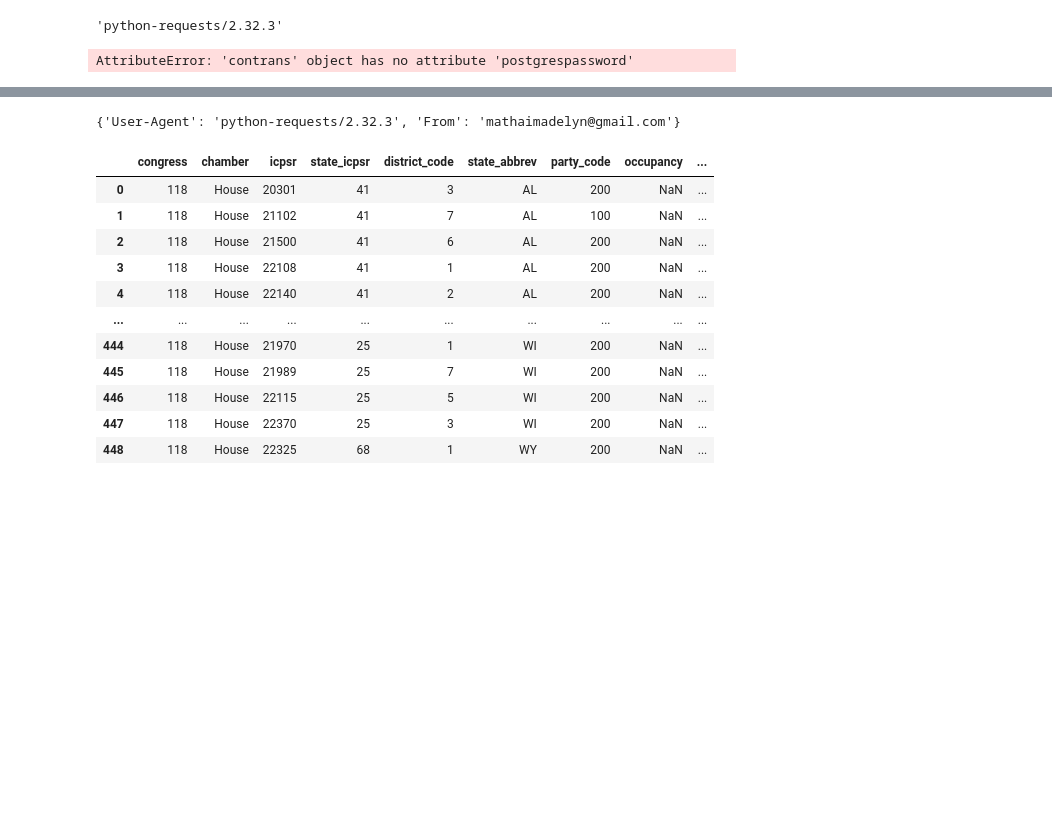
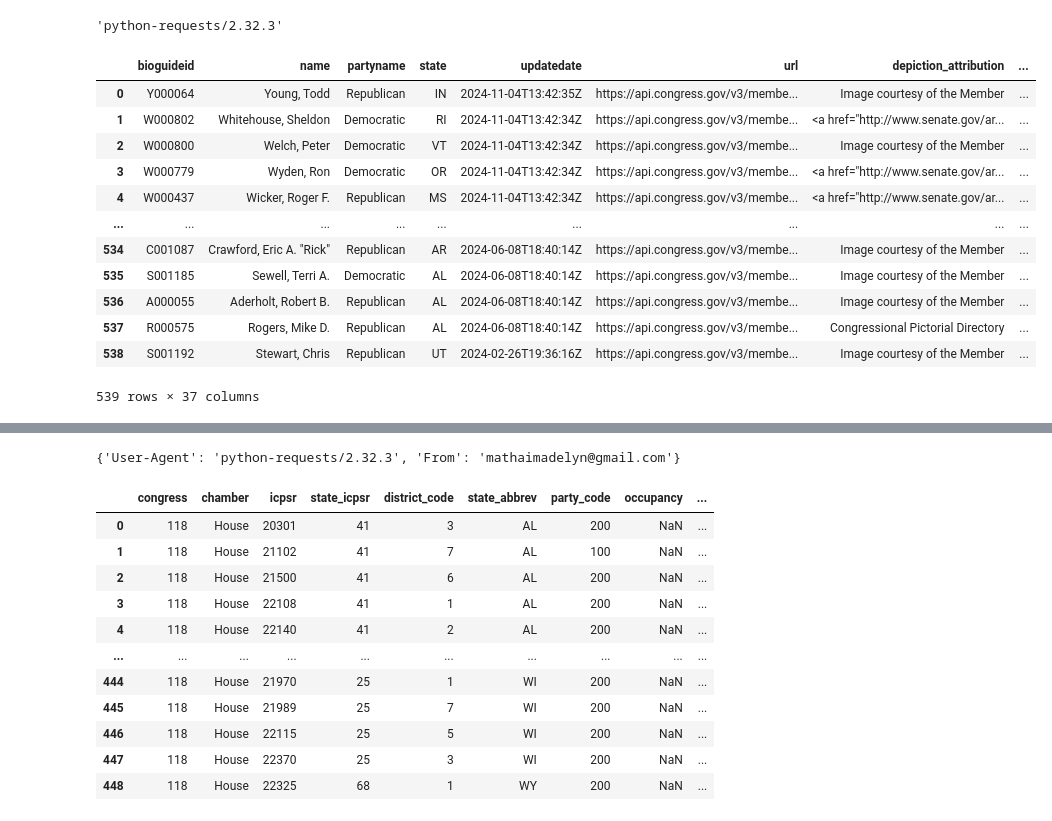
Before and after one commit to mathaim/contrans2024, a Jupyter notebook: sandbox.ipynb, the cells around one changed output, grey strips where cells are left out. Drawn from its saved outputs; the diff is of its cells as text; code cells hidden in the pictures; blank space fills up the shorter version.

```diff
--- a/sandbox.ipynb
+++ b/sandbox.ipynb
@@ -28,6 +27,4 @@ useragent
 # %% [output]
 'python-requests/2.32.3'
 # %%
-dbserver, engine = ct.connect_to_postgres(ct.postgrespassword, create_contrans = True)
+dbserver, engine = ct.connect_to_postgres(ct.POSTGRES_PASSWORD, create_contrans = True)
-# %% [output]
-AttributeError: 'contrans' object has no attribute 'postgrespassword'
@@ -34,3 +42,22 @@ AttributeError: 'contrans' object has no attribute 'postgrespassword'
+# %%
+myquery = '''
+SELECT * FROM members
+'''
+pd.read_sql_query(myquery, con = engine)
+# %% [output]
+|  | bioguideid | name | partyname | state | updatedate | url | depiction_attribution | ... |
+| 0 | Y000064 | Young, Todd | Republican | IN | 2024-11-04T13:42:35Z | https://api.congress.gov/v3/membe... | Image courtesy of the Member | ... |
+| 1 | W000802 | Whitehouse, Sheldon | Democratic | RI | 2024-11-04T13:42:34Z | https://api.congress.gov/v3/membe... | <a href="http://www.senate.gov/ar... | ... |
+| 2 | W000800 | Welch, Peter | Democratic | VT | 2024-11-04T13:42:34Z | https://api.congress.gov/v3/membe... | Image courtesy of the Member | ... |
+| 3 | W000779 | Wyden, Ron | Democratic | OR | 2024-11-04T13:42:34Z | https://api.congress.gov/v3/membe... | <a href="http://www.senate.gov/ar... | ... |
+| 4 | W000437 | Wicker, Roger F. | Republican | MS | 2024-11-04T13:42:34Z | https://api.congress.gov/v3/membe... | <a href="http://www.senate.gov/ar... | ... |
+| ... | ... | ... | ... | ... | ... | ... | ... | ... |
+| 534 | C001087 | Crawford, Eric A. "Rick" | Republican | AR | 2024-06-08T18:40:14Z | https://api.congress.gov/v3/membe... | Image courtesy of the Member | ... |
+| 535 | S001185 | Sewell, Terri A. | Democratic | AL | 2024-06-08T18:40:14Z | https://api.congress.gov/v3/membe... | Image courtesy of the Member | ... |
+| 536 | A000055 | Aderholt, Robert B. | Republican | AL | 2024-06-08T18:40:14Z | https://api.congress.gov/v3/membe... | Image courtesy of the Member | ... |
+| 537 | R000575 | Rogers, Mike D. | Republican | AL | 2024-06-08T18:40:14Z | https://api.congress.gov/v3/membe... | Congressional Pictorial Directory | ... |
+| 538 | S001192 | Stewart, Chris | Republican | UT | 2024-02-26T19:36:16Z | https://api.congress.gov/v3/membe... | Image courtesy of the Member | ... |
+539 rows × 37 columns
 # %%
 myquery = '''
 SELECT * FROM members
```
Also changed, not shown: parts of 26 cells of this notebook.
